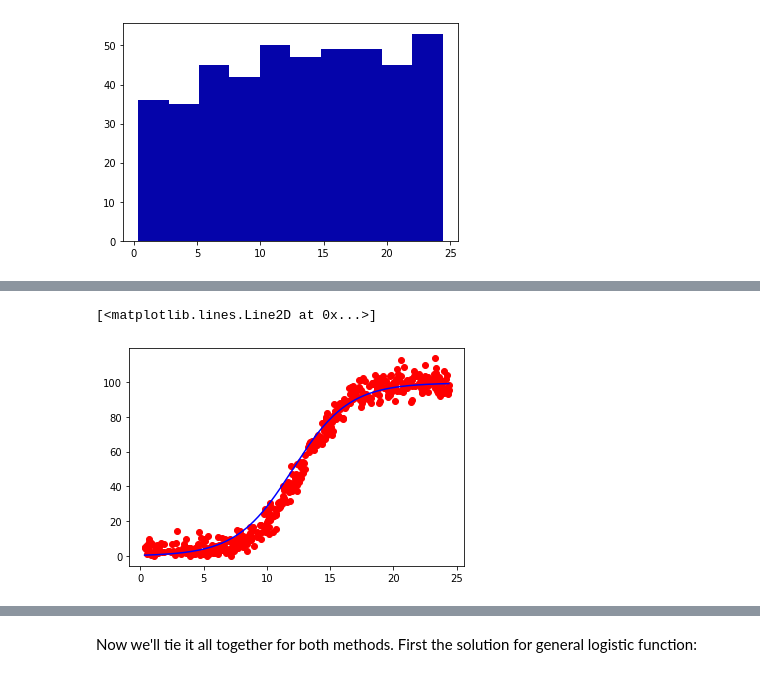
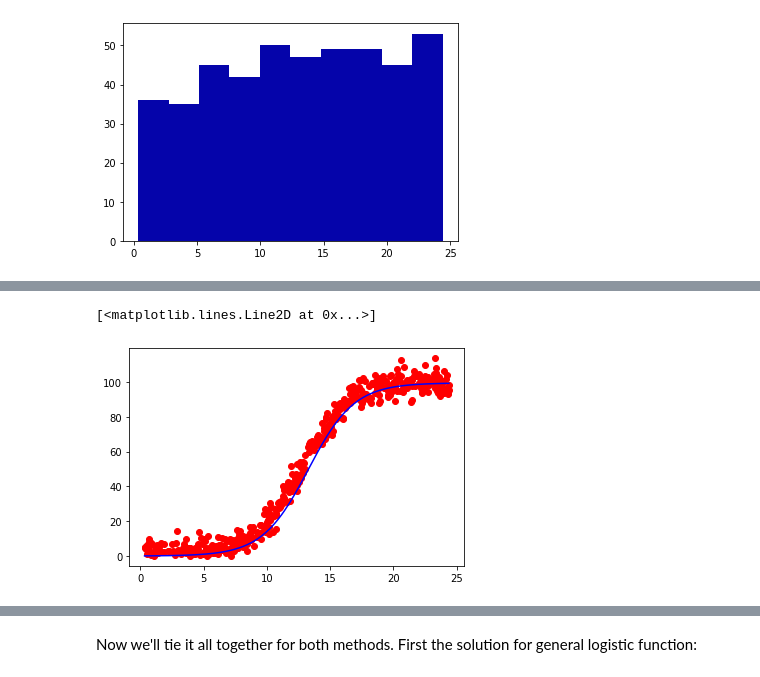
Before and after one commit to sean-meade/MLandStats-Project, a Jupyter notebook: trainedModel.ipynb, the cells around one changed output, grey strips where cells are left out. Cells and saved outputs as stored; diff of their text form; code cells hidden in the pictures.

```diff
--- a/trainedModel.ipynb
+++ b/trainedModel.ipynb
@@ -153,21 +133,13 @@ plt.plot(S, P_s, c="b")
-# %%
-r = 0.45
-
-L = sum(p[-53:])/53
-s_0 = (max(S)-min(S))/2
-
-P_s = []
-
-for i in range(0, len(S)):
-
-    N_at_speed_s = L/(1 + np.exp(-r*(S[i]-s_0)))
-    P_s.append(N_at_speed_s)
-
-P_s = np.array(P_s)
-
-plt.scatter(S, p, c="r")
-plt.plot(S, P_s, c="b")
-#return s, P_s
-# %% [output]
-[<matplotlib.lines.Line2D at 0x...>]
-[figure, removed]
+# %%
+# Using the above method to find the min and max values
+K_new = sum(p[-53:])/53
+# The method for the min acually makes the fit worse
+# N_0_new = sum(p[:36])/36
+
+p_predict3 = log_func_1(S, r, K_new, N_0)
+
+plt.scatter(S, p, c="r")
+plt.plot(S, p_predict3, c="b")
+# %% [output]
+[<matplotlib.lines.Line2D at 0x...>]
+[figure, added]
```
Also changed, not shown: parts of 61 cells of this notebook, 2 other files.
